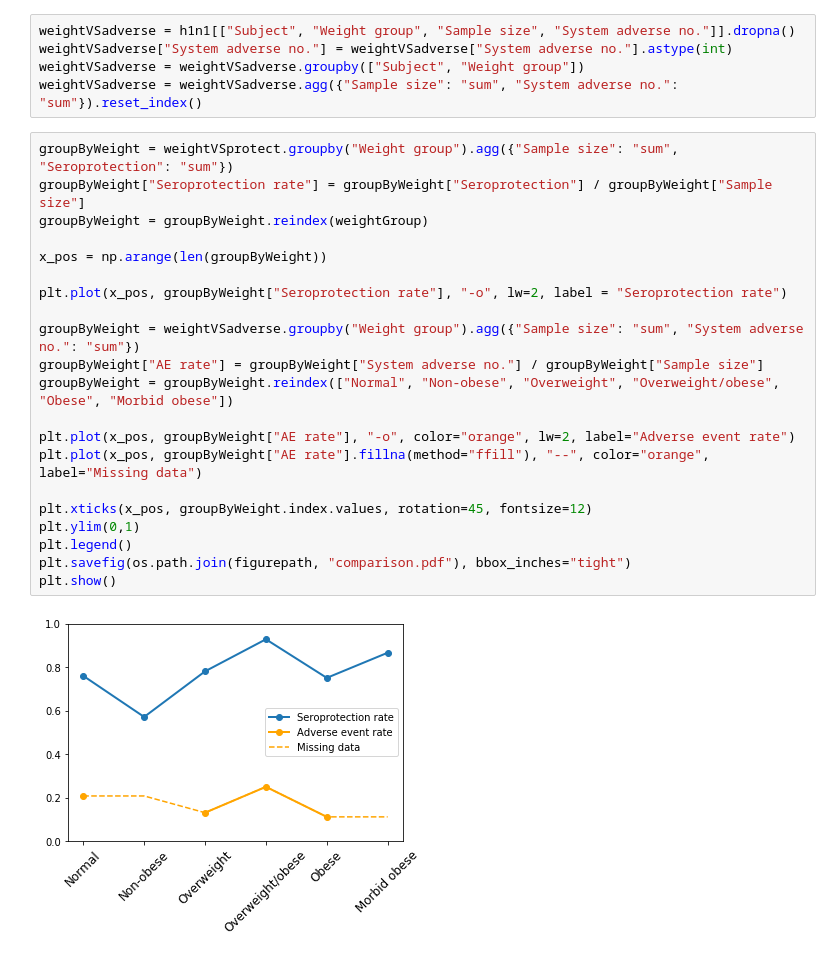
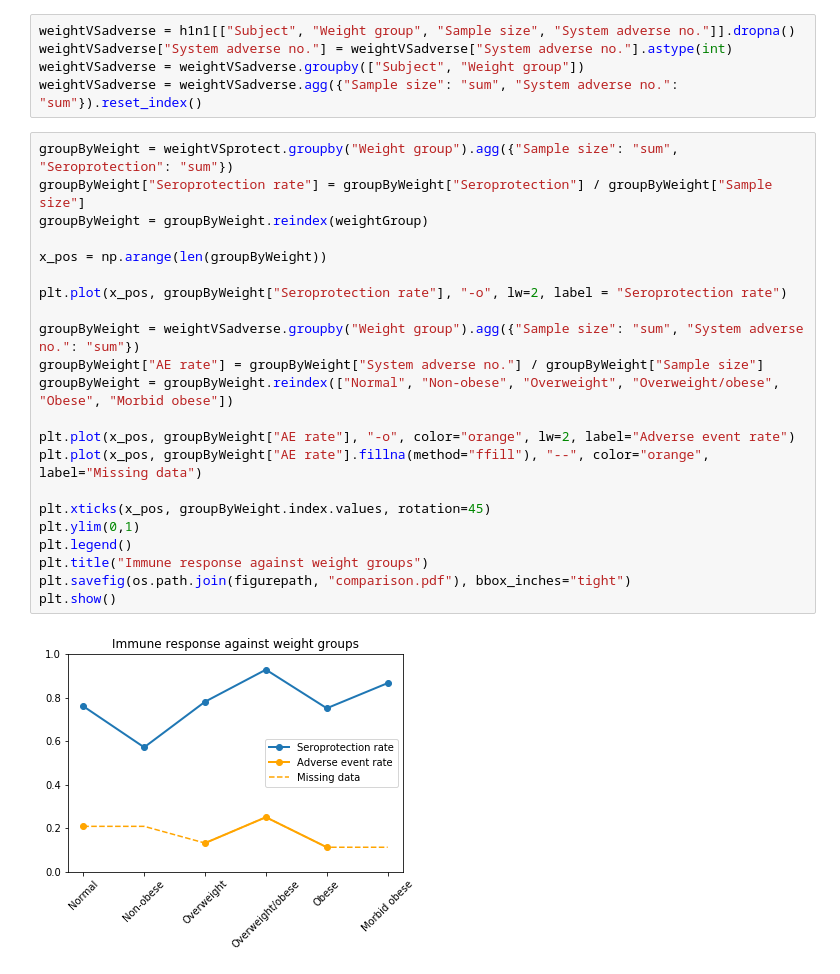
Before and after one commit to Takkoona/PUBL05022_Final, a Jupyter notebook: makePlots.ipynb, the cells around one changed output. Saved outputs shown, nothing was run; the diff lists cells and outputs as text.

```diff
--- a/makePlots.ipynb
+++ b/makePlots.ipynb
@@ -71,26 +71,27 @@ weightVSadverse = weightVSadverse.agg({"Sample size": "sum", "System adverse no.
 # %%
 groupByWeight = weightVSprotect.groupby("Weight group").agg({"Sample size": "sum", "Seroprotection": "sum"})
 groupByWeight["Seroprotection rate"] = groupByWeight["Seroprotection"] / groupByWeight["Sample size"]
 groupByWeight = groupByWeight.reindex(weightGroup)
 
 x_pos = np.arange(len(groupByWeight))
 
 plt.plot(x_pos, groupByWeight["Seroprotection rate"], "-o", lw=2, label = "Seroprotection rate")
 
 groupByWeight = weightVSadverse.groupby("Weight group").agg({"Sample size": "sum", "System adverse no.": "sum"})
 groupByWeight["AE rate"] = groupByWeight["System adverse no."] / groupByWeight["Sample size"]
 groupByWeight = groupByWeight.reindex(["Normal", "Non-obese", "Overweight", "Overweight/obese", "Obese", "Morbid obese"])
 
 plt.plot(x_pos, groupByWeight["AE rate"], "-o", color="orange", lw=2, label="Adverse event rate")
 plt.plot(x_pos, groupByWeight["AE rate"].fillna(method="ffill"), "--", color="orange", label="Missing data")
 
-plt.xticks(x_pos, groupByWeight.index.values, rotation=45, fontsize=12)
+plt.xticks(x_pos, groupByWeight.index.values, rotation=45)
 plt.ylim(0,1)
 plt.legend()
+plt.title("Immune response against weight groups")
 plt.savefig(os.path.join(figurepath, "comparison.pdf"), bbox_inches="tight")
 plt.show()
 # %% [output]
-[figure, old version]
+[figure, new version]
 # %%
 fig, axes = plt.subplots(2, 1, sharex=True, figsize = (4.5, 7))
 x_pos = np.arange(len(weightGroup))
```
Also changed, not shown: parts of 4 cells of this notebook, 6 other files.
